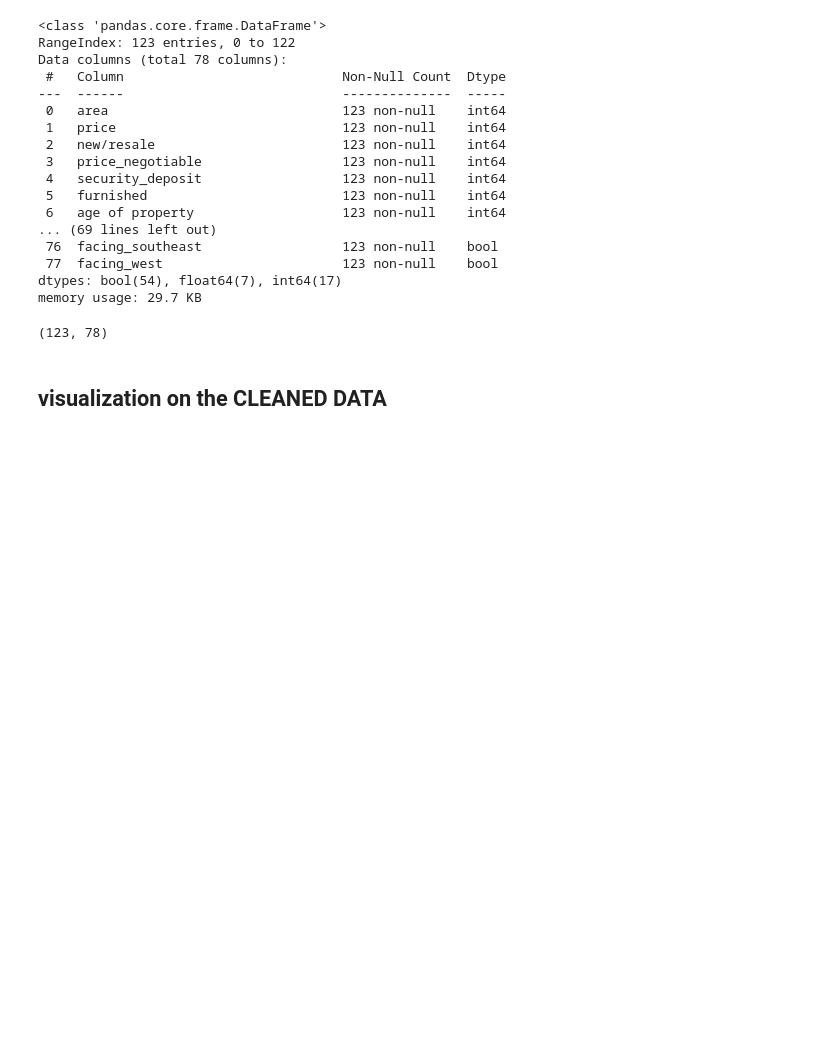
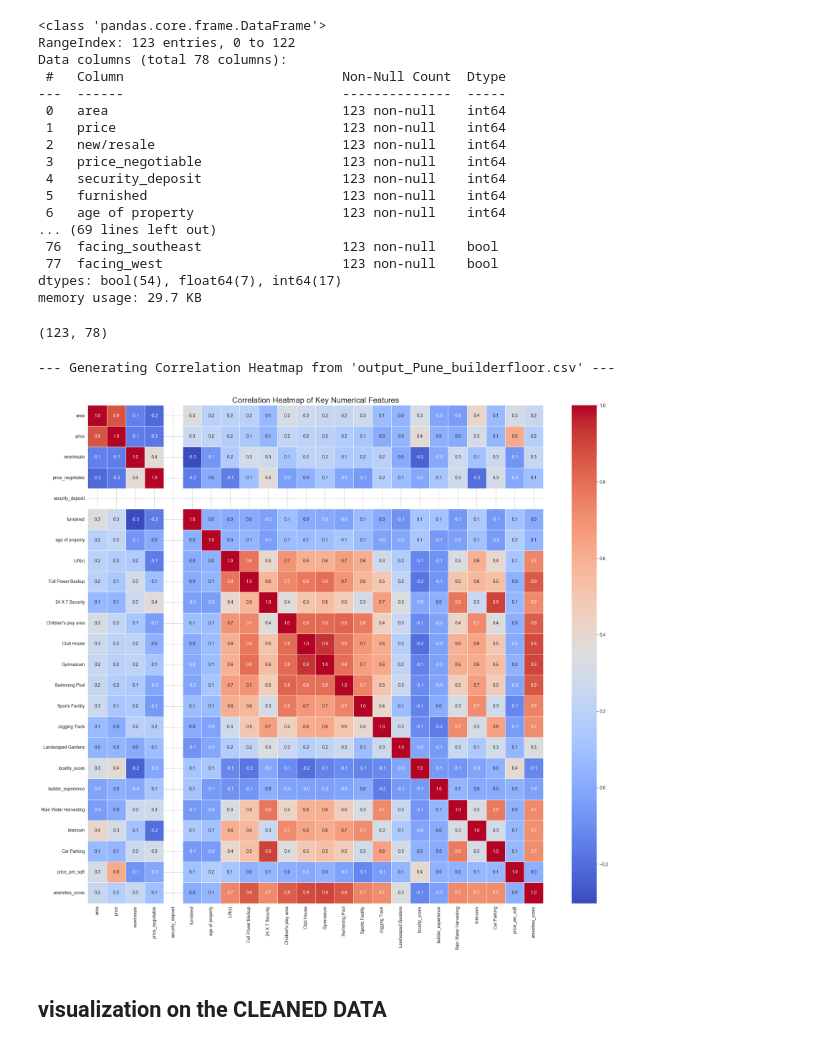
Before and after one commit to shreekant-lohagale/Datathon, a Jupyter notebook: model.ipynb, the cells around one changed output. Saved outputs shown, nothing was run; the diff lists cells and outputs as text; code cells hidden in the pictures; blank space fills up the shorter version.

```diff
--- a/model.ipynb
+++ b/model.ipynb
@@ -145,6 +161,67 @@ Data columns (total 78 columns):
 dtypes: bool(54), float64(7), int64(17)
 memory usage: 29.7 KB
 (123, 78)
+# %%
+sns.set_style("whitegrid")
+
+file_path = 'output_Pune_builderfloor.csv'
+
+print(f"--- Generating Correlation Heatmap from '{file_path}' ---")
+
+try:
+    df = pd.read_csv(file_path)
+
+
+    missing_percentage = df.isnull().mean()
+    cols_to_drop_auto = missing_percentage[missing_percentage > 0.7].index
+    cols_to_drop_manual = ['description', 'price_currency', 'status']
+    all_cols_to_drop = cols_to_drop_auto.union(cols_to_drop_manual)
+    df_cleaned = df.drop(columns=all_cols_to_drop, errors='ignore')
+
+    if 'facing' in df_cleaned.columns:
+        df_cleaned['facing'] = df_cleaned['facing'].fillna('Unknown')
+
+    num_cols_with_na = ['locality_score', 'builder_experience']
+    for col in num_cols_with_na:
+        if col in df_cleaned.columns:
+            median_val = df_cleaned[col].median()
+            df_cleaned[col] = df_cleaned[col].fillna(median_val)
+
+    df_cleaned = df_cleaned.fillna(0)
+
+    df_cleaned['price_per_sqft'] = df_cleaned['price'] / df_cleaned['area']
+    amenity_cols = [
+        'Lift(s)', 'Full Power Backup', '24 X 7 Security', "Children's play area",
+        'Club House', 'Gymnasium', 'Swimming Pool', 'Sports Facility', 'Jogging Track',
+        'Landscaped Gardens', 'Rain Water Harvesting', 'Intercom', 'Car Parking'
+    ]
+    amenity_cols_present = [col for col in amenity_cols if col in df_cleaned.columns]
+    df_cleaned['amenities_score'] = df_cleaned[amenity_cols_present].sum(axis=1)
+
+    numeric_df = df_cleaned.select_dtypes(include=[np.number])
+
+    corr_matrix = numeric_df.corr()
+
+    # Plot the heatmap
+    plt.figure(figsize=(20, 18))
+    sns.heatmap(
+        corr_matrix,
+        annot=True,
+        fmt='.1f',
+        cmap='coolwarm',
+        linewidths=0.5
+    )
+
+    plt.title('Correlation Heatmap of Key Numerical Features', fontsize=18)
+    plt.tight_layout()
+
+except FileNotFoundError:
+    print(f"CRITICAL ERROR: The original file '{file_path}' was not found.")
+except Exception as e:
+    print(f"An error occurred: {e}")
+# %% [output]
+--- Generating Correlation Heatmap from 'output_Pune_builderfloor.csv' ---
+[figure, added]
 # %% [markdown]
 ## visualization on the CLEANED DATA
 # %%
```
Also changed, not shown: parts of 10 cells of this notebook.
